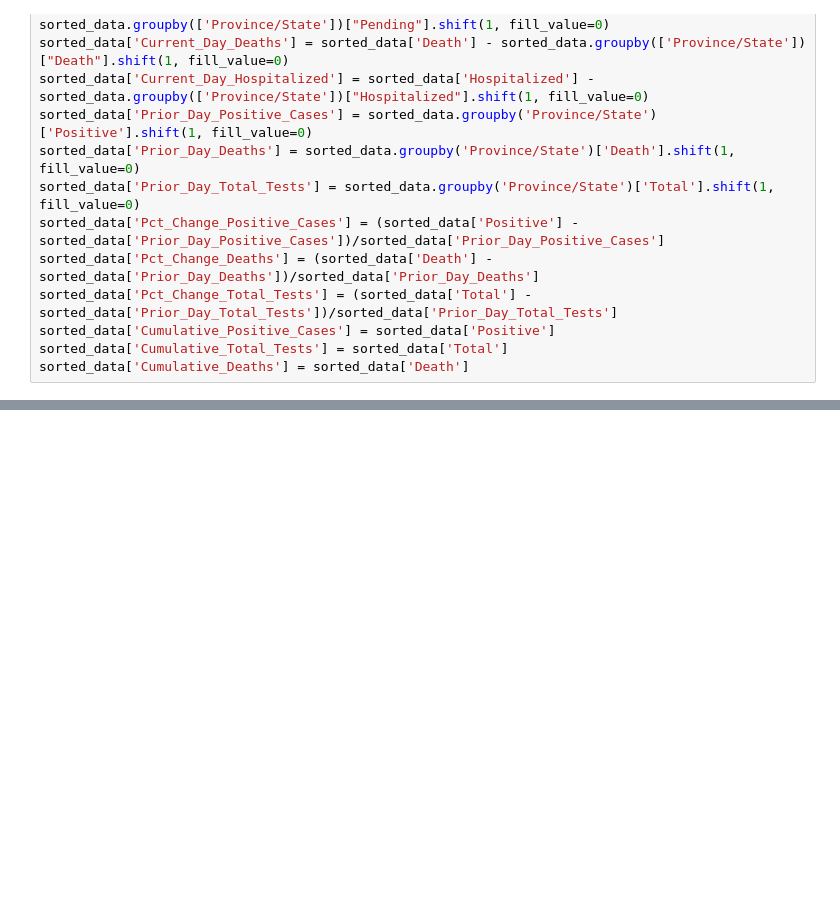
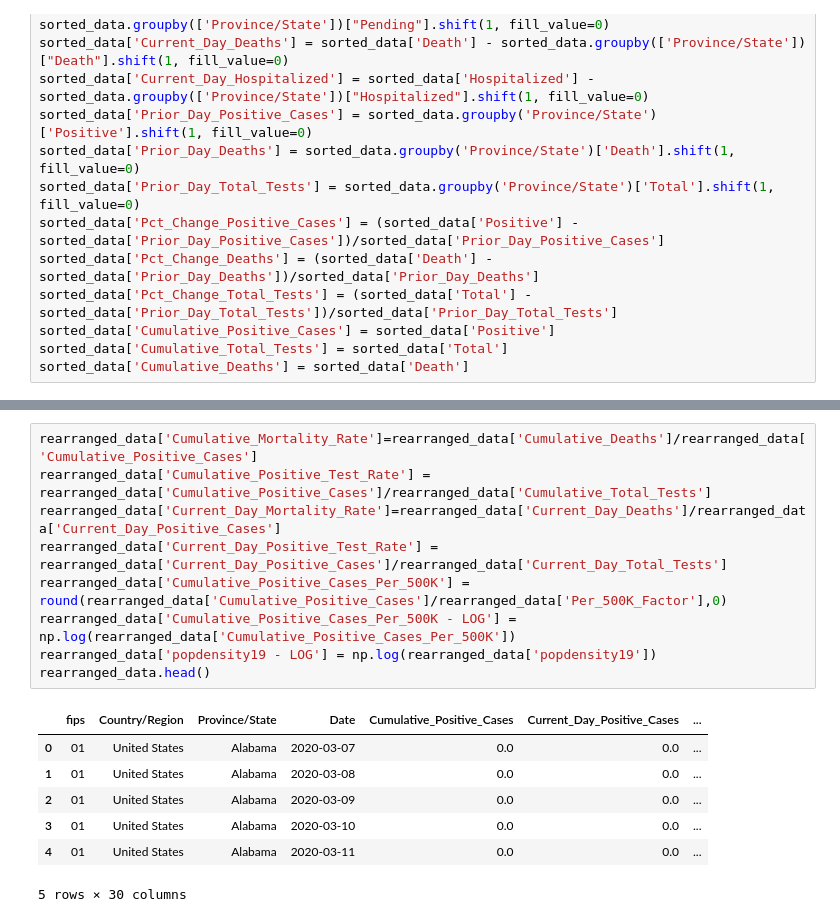
Before and after one commit to rdewolf127/COVID19, a Jupyter notebook: MA COVID.ipynb, the cells around one changed output, grey strips where cells are left out. Drawn from its saved outputs; the diff is of its cells as text; blank space fills up the shorter version.

```diff
--- a/MA COVID.ipynb
+++ b/MA COVID.ipynb
@@ -80,0 +143,17 @@ rearranged_data.head()
+# %%
+rearranged_data['Cumulative_Mortality_Rate']=rearranged_data['Cumulative_Deaths']/rearranged_data['Cumulative_Positive_Cases']
+rearranged_data['Cumulative_Positive_Test_Rate'] = rearranged_data['Cumulative_Positive_Cases']/rearranged_data['Cumulative_Total_Tests']
+rearranged_data['Current_Day_Mortality_Rate']=rearranged_data['Current_Day_Deaths']/rearranged_data['Current_Day_Positive_Cases']
+rearranged_data['Current_Day_Positive_Test_Rate'] = rearranged_data['Current_Day_Positive_Cases']/rearranged_data['Current_Day_Total_Tests']
+rearranged_data['Cumulative_Positive_Cases_Per_500K'] = round(rearranged_data['Cumulative_Positive_Cases']/rearranged_data['Per_500K_Factor'],0)
+rearranged_data['Cumulative_Positive_Cases_Per_500K - LOG'] = np.log(rearranged_data['Cumulative_Positive_Cases_Per_500K'])
+rearranged_data['popdensity19 - LOG'] = np.log(rearranged_data['popdensity19'])
+rearranged_data.head()
+# %% [output]
+|  | fips | Country/Region | Province/State | Date | Cumulative_Positive_Cases | Current_Day_Positive_Cases | ... |
+| 0 | 01 | United States | Alabama | 2020-03-07 | 0.0 | 0.0 | ... |
+| 1 | 01 | United States | Alabama | 2020-03-08 | 0.0 | 0.0 | ... |
+| 2 | 01 | United States | Alabama | 2020-03-09 | 0.0 | 0.0 | ... |
+| 3 | 01 | United States | Alabama | 2020-03-10 | 0.0 | 0.0 | ... |
+| 4 | 01 | United States | Alabama | 2020-03-11 | 0.0 | 0.0 | ... |
+5 rows × 30 columns
```
Also changed, not shown: parts of 15 cells of this notebook.
